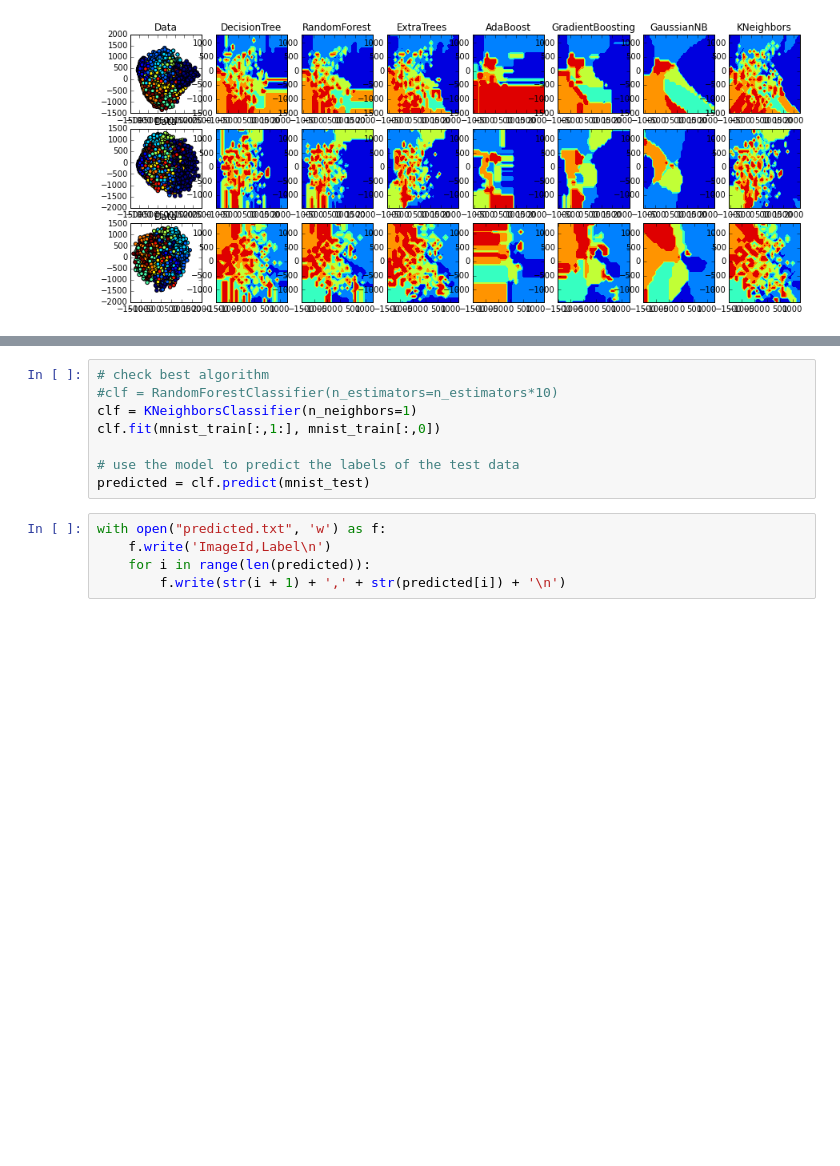
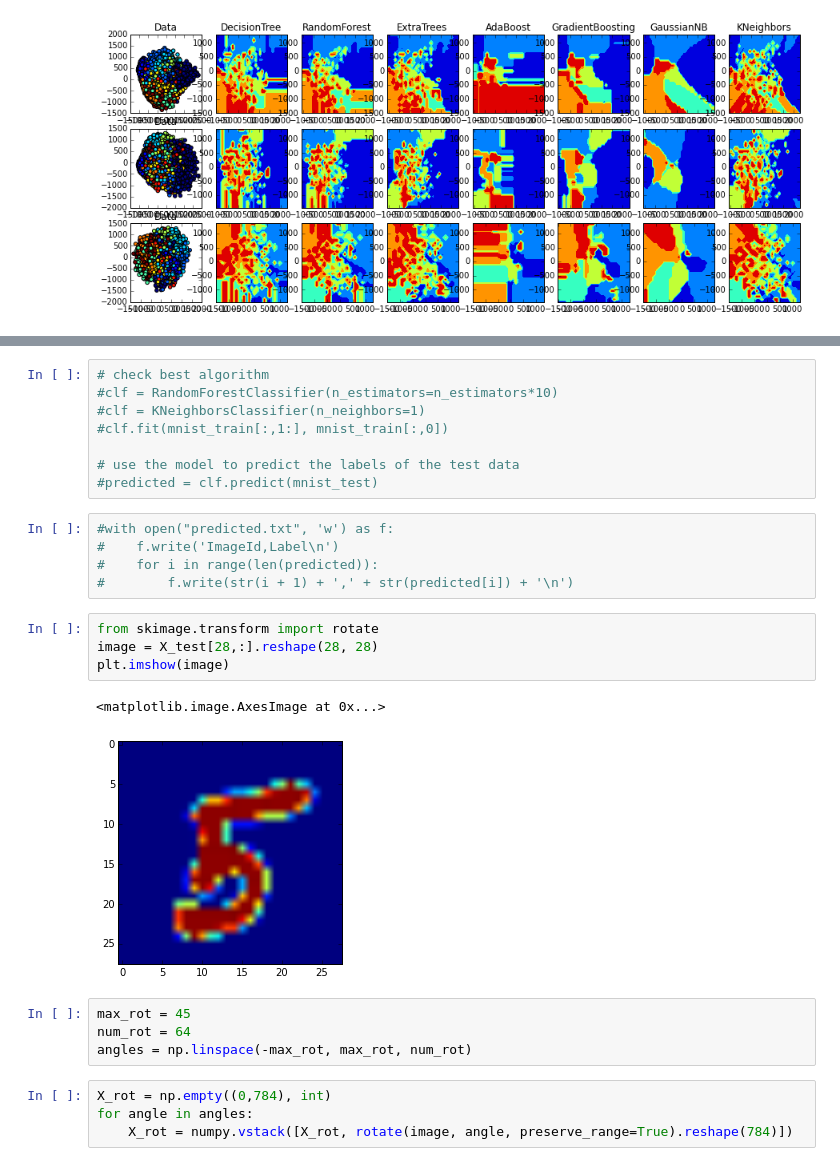
Before and after one commit to inmidvideo/kaggle-mnist, a Jupyter notebook: python/mnist_test.ipynb, the cells around one changed output, grey strips where cells are left out. Cells and saved outputs as stored; diff of their text form; blank space fills up the shorter version.

Commit message:
some image testing

```diff
--- a/python/mnist_test.ipynb
+++ b/python/mnist_test.ipynb
@@ -212,13 +211,28 @@ print metrics.confusion_matrix(expected, predicted)
 # %%
 # check best algorithm
 #clf = RandomForestClassifier(n_estimators=n_estimators*10)
-clf = KNeighborsClassifier(n_neighbors=1)
-clf.fit(mnist_train[:,1:], mnist_train[:,0])
+#clf = KNeighborsClassifier(n_neighbors=1)
+#clf.fit(mnist_train[:,1:], mnist_train[:,0])
 
 # use the model to predict the labels of the test data
-predicted = clf.predict(mnist_test)
+#predicted = clf.predict(mnist_test)
 # %%
-with open("predicted.txt", 'w') as f:
-    f.write('ImageId,Label\n')
-    for i in range(len(predicted)):
-        f.write(str(i + 1) + ',' + str(predicted[i]) + '\n')
+#with open("predicted.txt", 'w') as f:
+#    f.write('ImageId,Label\n')
+#    for i in range(len(predicted)):
+#        f.write(str(i + 1) + ',' + str(predicted[i]) + '\n')
+# %%
+from skimage.transform import rotate
+image = X_test[28,:].reshape(28, 28)
+plt.imshow(image)
+# %% [output]
+<matplotlib.image.AxesImage at 0x...>
+[figure, added]
+# %%
+max_rot = 45
+num_rot = 64
+angles = np.linspace(-max_rot, max_rot, num_rot)
+# %%
+X_rot = np.empty((0,784), int)
+for angle in angles:
+    X_rot = numpy.vstack([X_rot, rotate(image, angle, preserve_range=True).reshape(784)])
```
Also changed, not shown: parts of 10 cells of this notebook, 1 other file.
